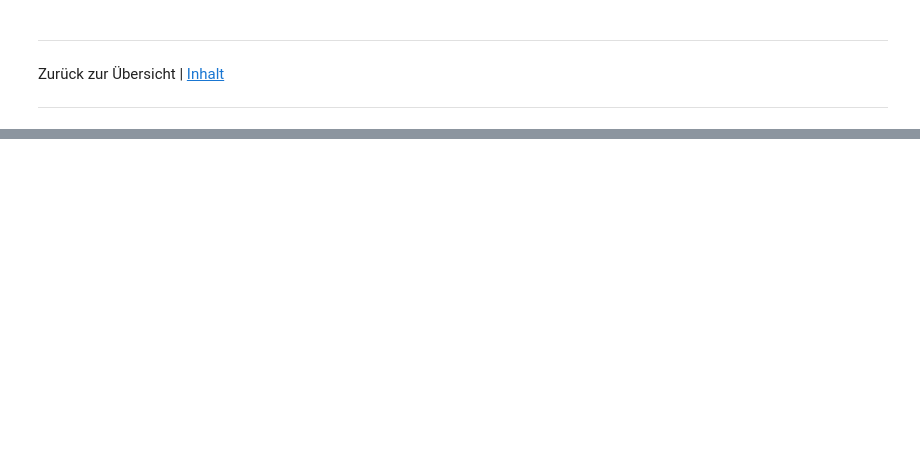
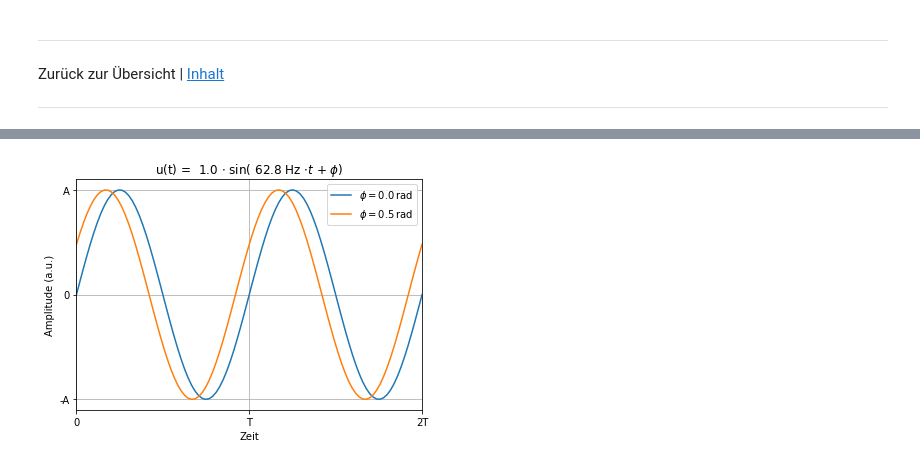
Before and after one commit to Kisleif/messtechnik-lecture, a Jupyter notebook: Messsignale.ipynb, the cells around one changed output, grey strips where cells are left out. Cells and saved outputs as stored; diff of their text form; code cells hidden in the pictures; blank space fills up the shorter version.

```diff
--- a/Messsignale.ipynb
+++ b/Messsignale.ipynb
@@ -168,0 +37,24 @@ Aliasing | Möglicher Fehler bei der Digitalisierung bei Verletzung Nyquist-Shan
+# %%
+A = 1.0   # Amplitude
+f = 10    # Frequenz in Hz
+phi = 0.  # Phase in radian
+T = 1/f   # Perdiodendauer
+t = np.linspace(0,2*T,100) # Zeitwerte der Sinusfunktion in sec
+
+fig = plt.figure()
+ax = fig.add_axes([0.1, 0.1, 0.8, 0.8])
+ax.plot(t,A * np.sin(2*np.pi*f*t + phi), label = r'$\phi = 0.0\,\mathrm{rad}$')
+ax.plot(t,A * np.sin(2*np.pi*f*t + 0.5), label = r'$\phi = 0.5\,\mathrm{rad}$')
+ax.set_xlabel('Zeit')
+ax.set_ylabel('Amplitude (a.u.)')
+ax.set_xlim(0,2*T)
+ax.set_xticks([0, T, 2*T])
+ax.set_xticklabels(['0','T','2T'])
+ax.set_yticks([-A, 0, A])
+ax.set_yticklabels(['-A','0','A'])
+ax.set_title(r'u(t) =%5.1f $\cdot$ sin(%5.1f Hz $\cdot t$ + $\phi$)' %(A, 2*np.pi*f))
+ax.grid()
+ax.legend()
+plt.show()
+# %% [output]
+[figure, added]
```
Also changed, not shown: parts of 31 cells of this notebook, 7 other files.
